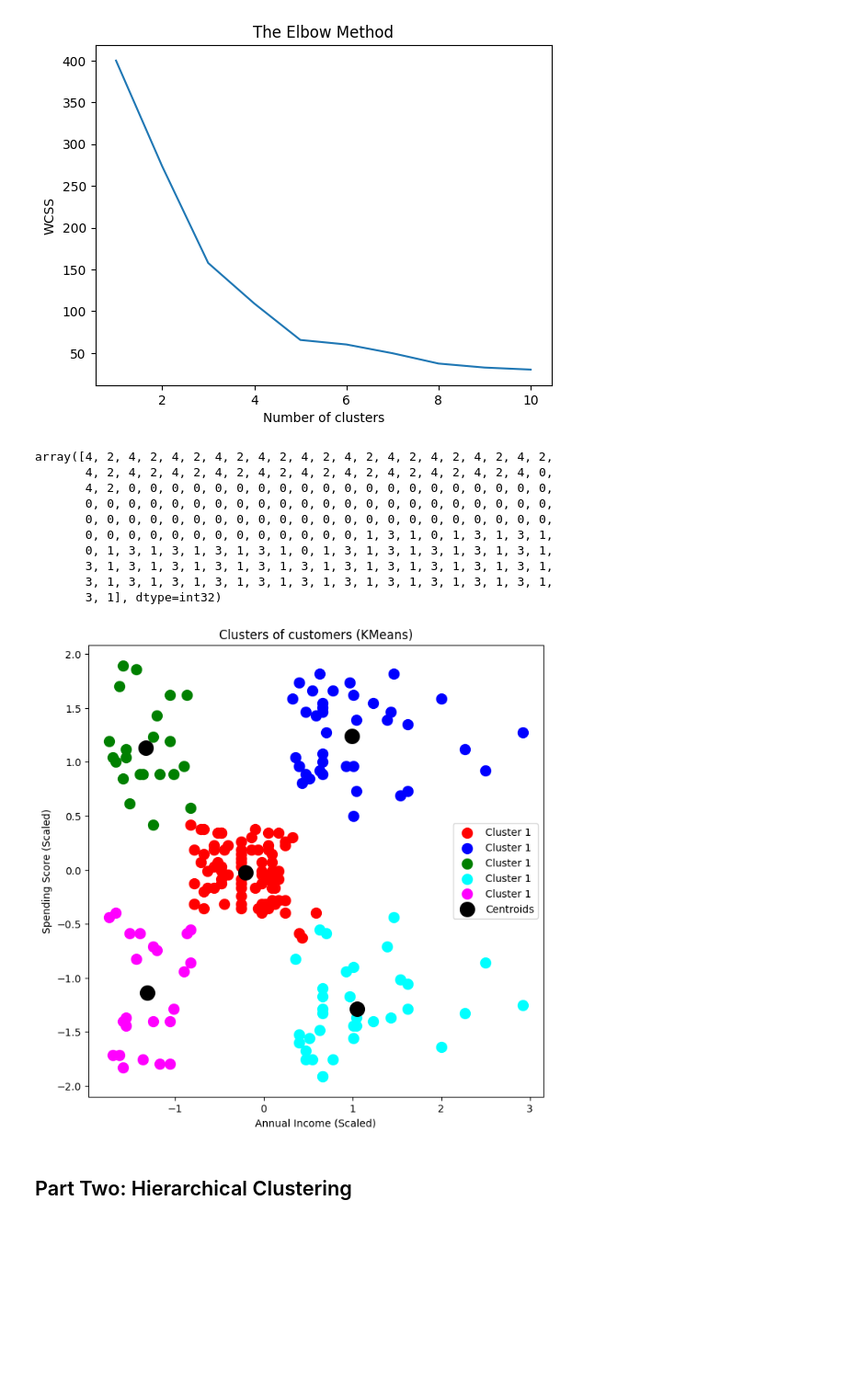
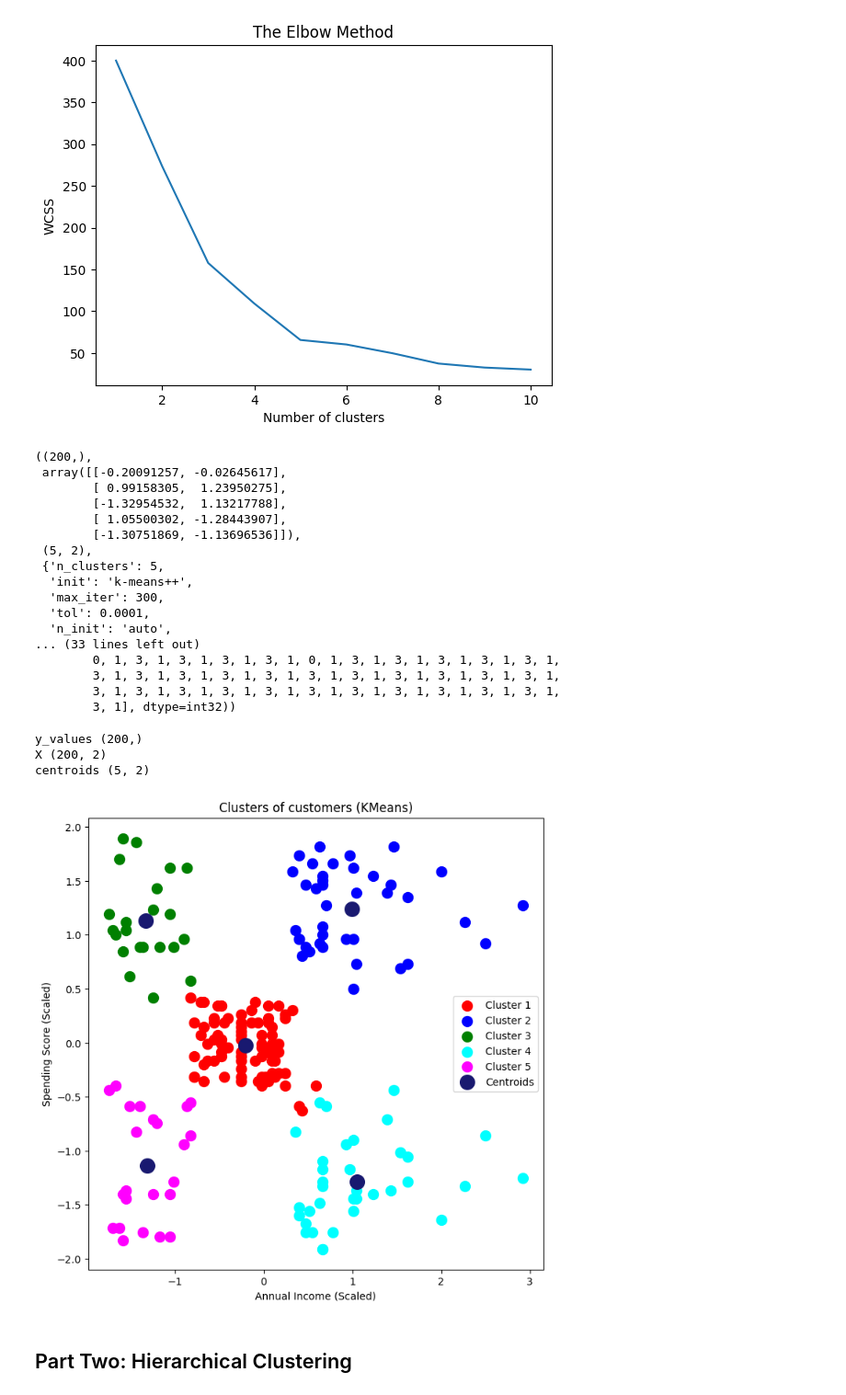
Before and after one commit to chidimo/AI-MSc, a Jupyter notebook: mldm_week_04_clustering_methods.ipynb, the cells around one changed output. Shown at 92% size. Cells and saved outputs as stored; diff of their text form; code cells hidden in the pictures; blank space fills up the shorter version.

Commit message:
update clustering notebook

```diff
--- a/mldm_week_04_clustering_methods.ipynb
+++ b/mldm_week_04_clustering_methods.ipynb
@@ -70,42 +152,42 @@ kmeans = KMeans(
     n_init="auto", n_clusters=num_clusters, init="k-means++", random_state=42
 )
 y_means = kmeans.fit_predict(X)
-y_means
+y_means.shape, kmeans.cluster_centers_, kmeans.cluster_centers_.shape, kmeans.__dict__, y_means
 # %% [output]
-array([4, 2, 4, 2, 4, 2, 4, 2, 4, 2, 4, 2, 4, 2, 4, 2, 4, 2, 4, 2, 4, 2,
-       4, 2, 4, 2, 4, 2, 4, 2, 4, 2, 4, 2, 4, 2, 4, 2, 4, 2, 4, 2, 4, 0,
-       4, 2, 0, 0, 0, 0, 0, 0, 0, 0, 0, 0, 0, 0, 0, 0, 0, 0, 0, 0, 0, 0,
-       0, 0, 0, 0, 0, 0, 0, 0, 0, 0, 0, 0, 0, 0, 0, 0, 0, 0, 0, 0, 0, 0,
-       0, 0, 0, 0, 0, 0, 0, 0, 0, 0, 0, 0, 0, 0, 0, 0, 0, 0, 0, 0, 0, 0,
-       0, 0, 0, 0, 0, 0, 0, 0, 0, 0, 0, 0, 0, 1, 3, 1, 0, 1, 3, 1, 3, 1,
-       0, 1, 3, 1, 3, 1, 3, 1, 3, 1, 0, 1, 3, 1, 3, 1, 3, 1, 3, 1, 3, 1,
-       3, 1, 3, 1, 3, 1, 3, 1, 3, 1, 3, 1, 3, 1, 3, 1, 3, 1, 3, 1, 3, 1,
-       3, 1, 3, 1, 3, 1, 3, 1, 3, 1, 3, 1, 3, 1, 3, 1, 3, 1, 3, 1, 3, 1,
-       3, 1], dtype=int32)
+((200,),
+ array([[-0.20091257, -0.02645617],
+        [ 0.99158305,  1.23950275],
+        [-1.32954532,  1.13217788],
+        [ 1.05500302, -1.28443907],
+        [-1.30751869, -1.13696536]]),
+ (5, 2),
+ {'n_clusters': 5,
+  'init': 'k-means++',
+  'max_iter': 300,
+  'tol': 0.0001,
+  'n_init': 'auto',
+... (33 lines left out)
+        0, 1, 3, 1, 3, 1, 3, 1, 3, 1, 0, 1, 3, 1, 3, 1, 3, 1, 3, 1, 3, 1,
+        3, 1, 3, 1, 3, 1, 3, 1, 3, 1, 3, 1, 3, 1, 3, 1, 3, 1, 3, 1, 3, 1,
+        3, 1, 3, 1, 3, 1, 3, 1, 3, 1, 3, 1, 3, 1, 3, 1, 3, 1, 3, 1, 3, 1,
+        3, 1], dtype=int32))
-# %%
-plt.figure(figsize=(8, 8))
-colors = ["red", "blue", "green", "cyan", "magenta"]
-for j in range(0, num_clusters):
-    # creates a mask like so X[True/False, data_column]
-    # column 0 for annual income, 1 for spending score
-    x_axis = X[y_means == j, 0]
-    y_axis = X[y_means == j, 1]
-    plt.scatter(x_axis, y_axis, s=100, c=colors[j], label="Cluster 1")
-
-plt.scatter(
-    kmeans.cluster_centers_[:, 0],
-    kmeans.cluster_centers_[:, 1],
-    s=200,
-    c="black",
-    label="Centroids",
-)
-plt.title("Clusters of customers (KMeans)")
-plt.xlabel("Annual Income (Scaled)")
-plt.ylabel("Spending Score (Scaled)")
-plt.legend()
-plt.show()
-# %% [output]
-[figure, removed]
+# %%
+plot_clusters(
+    X,
+    y_means,
+    num_clusters=num_clusters,
+    centroid_color="midnightblue",
+    centroids=kmeans.cluster_centers_,
+    x_label="Annual Income (Scaled)",
+    y_label="Spending Score (Scaled)",
+    title="Clusters of customers (KMeans)",
+    colors=["red", "blue", "green", "cyan", "magenta"],
+)
+# %% [output]
+y_values (200,)
+X (200, 2)
+centroids (5, 2)
+[figure, added]
 # %% [markdown]
 ## Part Two: Hierarchical Clustering
 # %%
```
Also changed, not shown: parts of 15 cells of this notebook.
